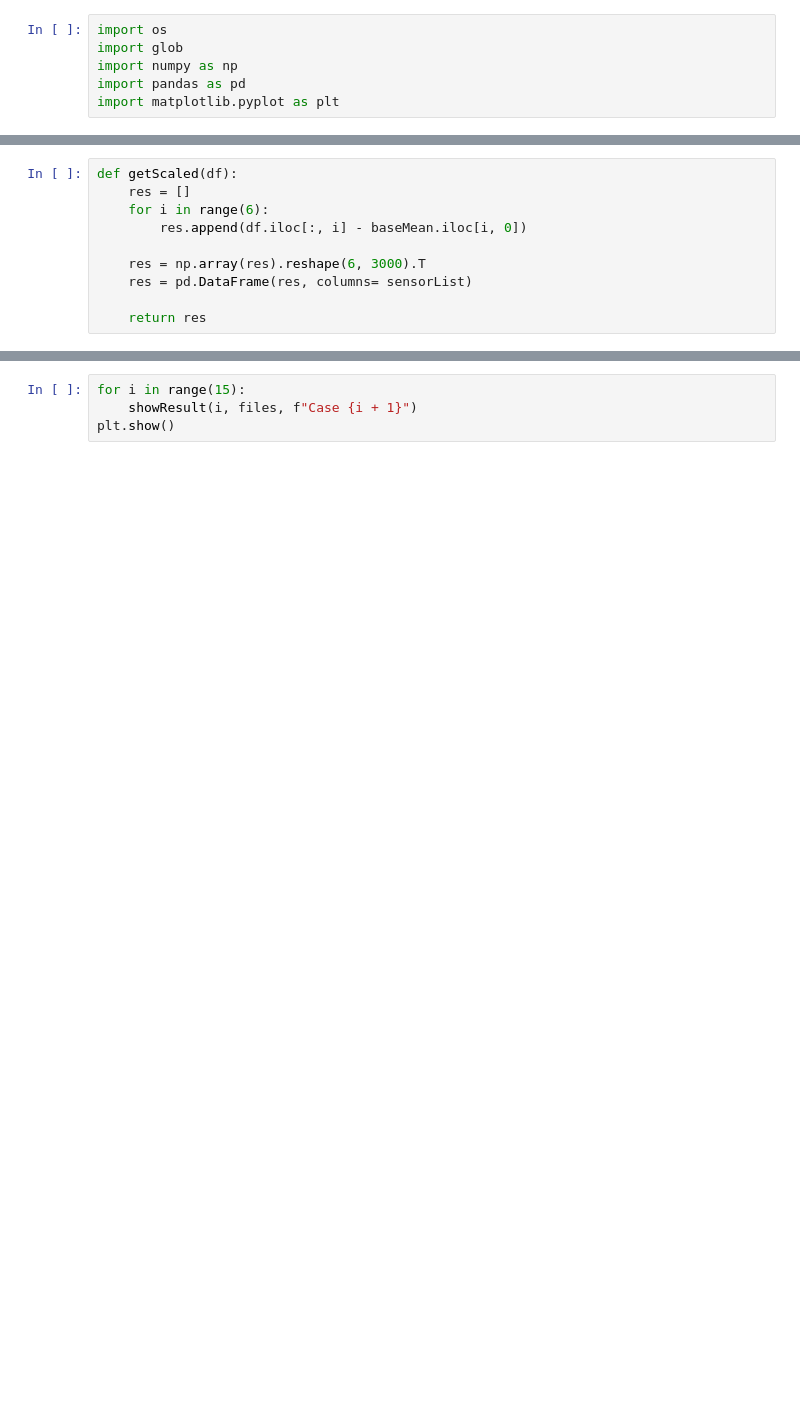
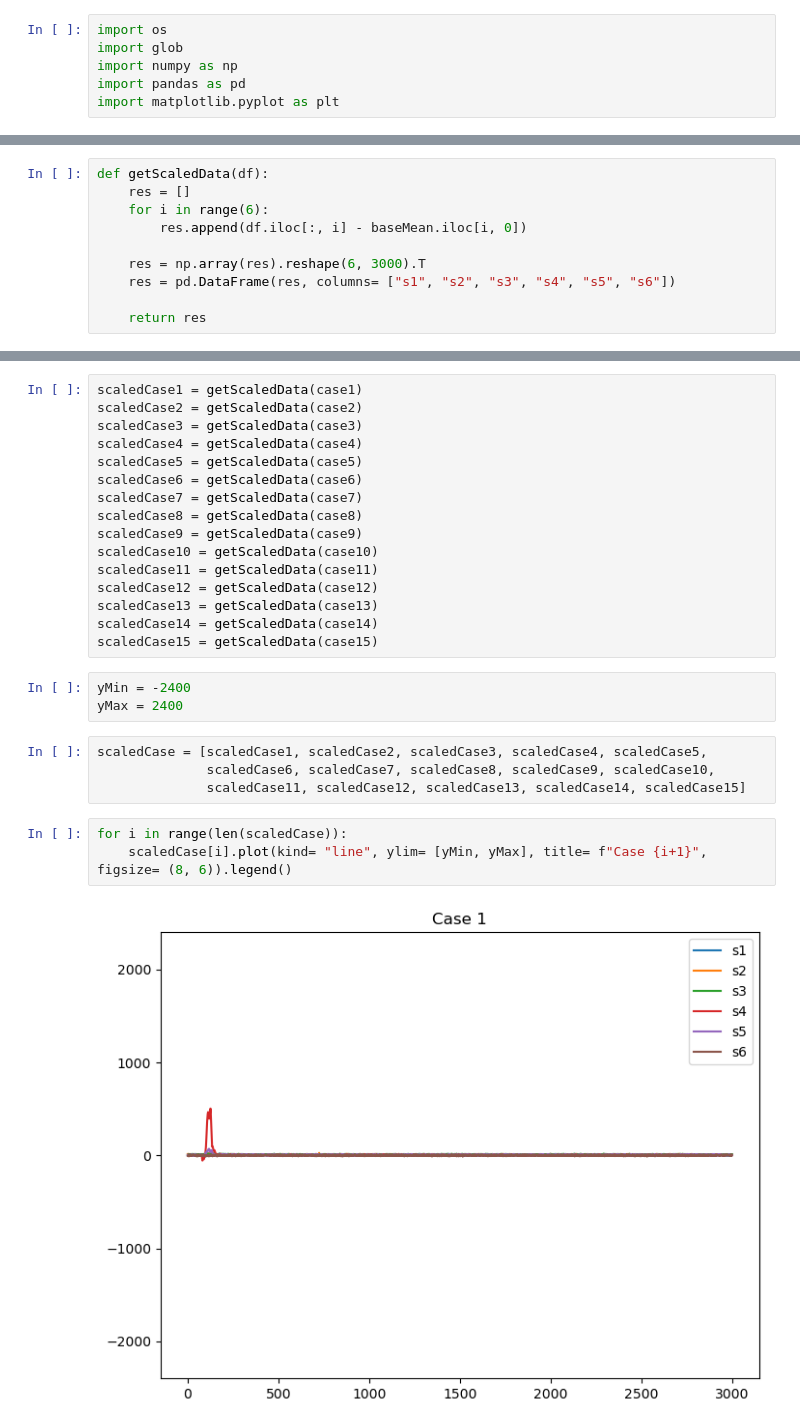
Before and after one commit to WooHyuck-Jeong/Works, a Jupyter notebook: MagneticSensor/Analysis/Test2/ShowTest2Result.ipynb, the cells around one changed output, grey strips where cells are left out. Saved outputs shown, nothing was run; the diff lists cells and outputs as text; blank space fills up the shorter version.

```diff
--- a/MagneticSensor/Analysis/Test2/ShowTest2Result.ipynb
+++ b/MagneticSensor/Analysis/Test2/ShowTest2Result.ipynb
@@ -20,10 +30,10 @@ sensorList = [f"s{i + 1}" for i in range(6)]
 # %%
-def getScaled(df):
+def getScaledData(df):
     res = []
     for i in range(6):
         res.append(df.iloc[:, i] - baseMean.iloc[i, 0])
 
     res = np.array(res).reshape(6, 3000).T
-    res = pd.DataFrame(res, columns= sensorList)
+    res = pd.DataFrame(res, columns= ["s1", "s2", "s3", "s4", "s5", "s6"])
 
     return res
@@ -38,4 +40,28 @@ def showResult(i, filePath, figName):
+# %%
+scaledCase1 = getScaledData(case1)
+scaledCase2 = getScaledData(case2)
+scaledCase3 = getScaledData(case3)
+scaledCase4 = getScaledData(case4)
+scaledCase5 = getScaledData(case5)
+scaledCase6 = getScaledData(case6)
+scaledCase7 = getScaledData(case7)
+scaledCase8 = getScaledData(case8)
+scaledCase9 = getScaledData(case9)
+scaledCase10 = getScaledData(case10)
+scaledCase11 = getScaledData(case11)
+scaledCase12 = getScaledData(case12)
+scaledCase13 = getScaledData(case13)
+scaledCase14 = getScaledData(case14)
+scaledCase15 = getScaledData(case15)
+# %%
+yMin = -2400
+yMax = 2400
+# %%
+scaledCase = [scaledCase1, scaledCase2, scaledCase3, scaledCase4, scaledCase5,
+              scaledCase6, scaledCase7, scaledCase8, scaledCase9, scaledCase10,
+              scaledCase11, scaledCase12, scaledCase13, scaledCase14, scaledCase15]
 # %%
-for i in range(15):
-    showResult(i, files, f"Case {i + 1}")
-plt.show()
+for i in range(len(scaledCase)):
+    scaledCase[i].plot(kind= "line", ylim= [yMin, yMax], title= f"Case {i+1}", figsize= (8, 6)).legend()
+# %% [output]
+[figure, added]
```
Also changed, not shown: parts of 8 cells of this notebook, 5 other files.
